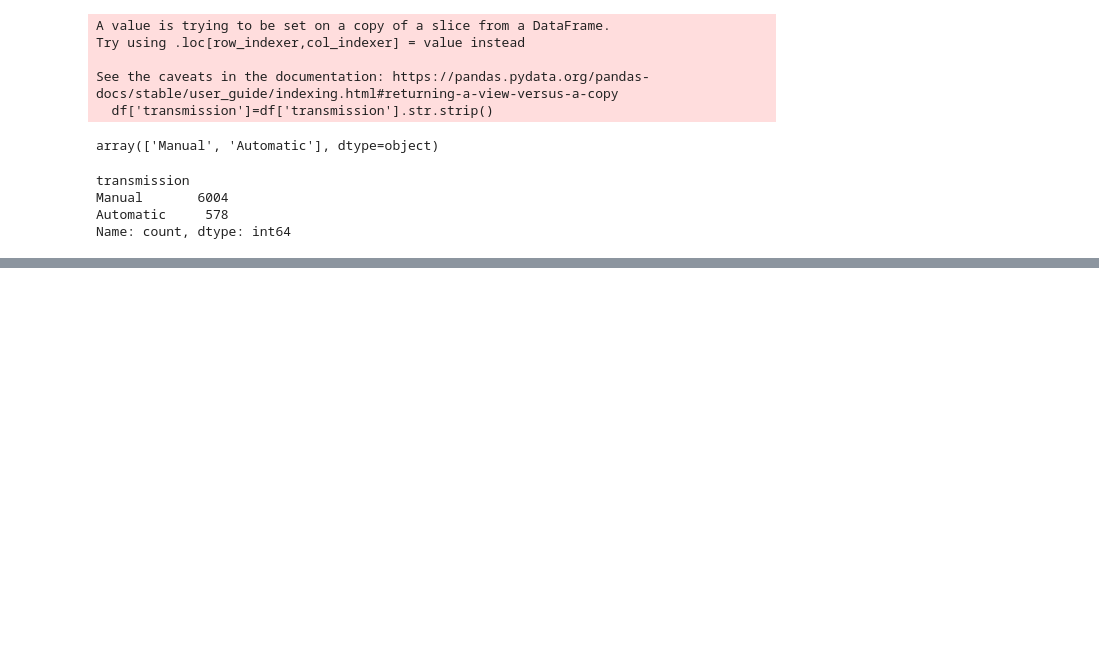
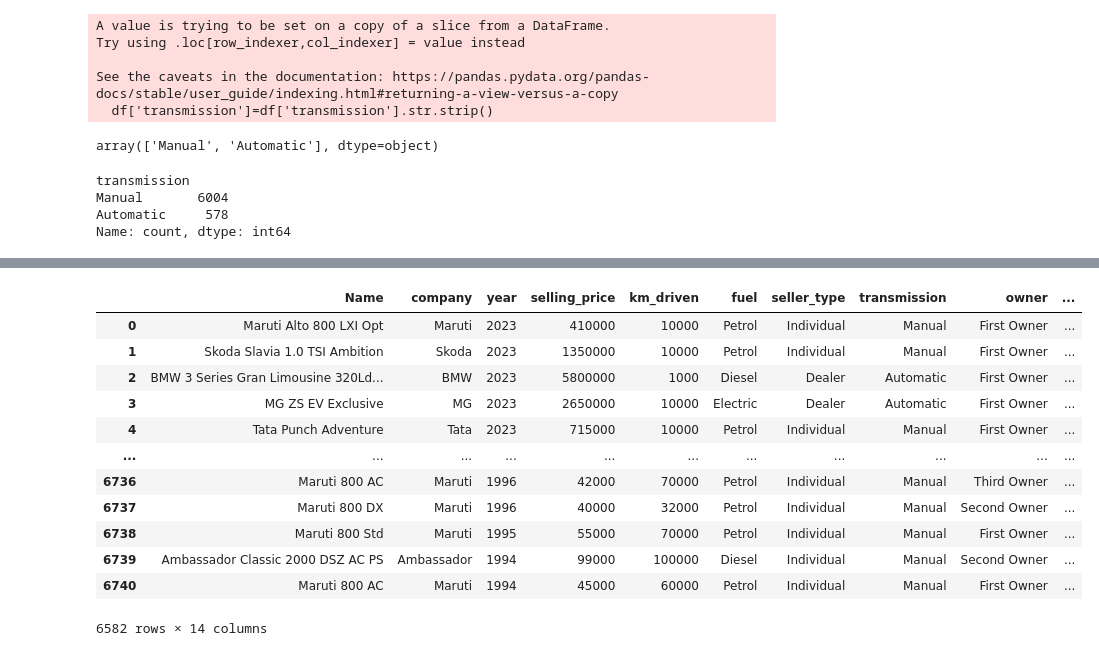
Before and after one commit to aruncb2/pandas, a Jupyter notebook: reading_files_to_df.ipynb, the cells around one changed output, grey strips where cells are left out. Drawn from its saved outputs; the diff is of its cells as text; code cells hidden in the pictures; blank space fills up the shorter version.

Commit message:
feature engineering

```diff
--- a/reading_files_to_df.ipynb
+++ b/reading_files_to_df.ipynb
@@ -403,5 +403,7 @@ See the caveats in the documentation: https://pandas.pydata.org/pandas-docs/stab
   df['mileage']=df['mileage'].astype(float)
 dtype('float64')
 # %%
-df['max_power']=df['max_power'].astype(float)
+df['max_power'].str.strip("bhp ")
+df['max_power']=df['max_power'].str.strip("bhp ")
+df['max_power'].astype(float)
 # %% [output]
@@ -491,3 +486,9 @@ transmission
 Manual       6004
 Automatic     578
 Name: count, dtype: int64
+# %%
+df['engine']=df['engine'].replace(" CC",'',regex=True)
+df['engine']=df['engine'].astype(float)
+# %%
+df['company']=df['Name'].apply(func=lambda x:x.strip().split()[0])
+df
@@ -493,0 +531,18 @@ Name: count, dtype: int64
+# %%
+df=df.iloc[:,[0,-1,1,2,3,4,5,6,7,8,9,10,11,12]]
+# %%
+df
+# %% [output]
+|  | Name | company | year | selling_price | km_driven | fuel | seller_type | transmission | owner | ... |
+| 0 | Maruti Alto 800 LXI Opt | Maruti | 2023 | 410000 | 10000 | Petrol | Individual | Manual | First Owner | ... |
+| 1 | Skoda Slavia 1.0 TSI Ambition | Skoda | 2023 | 1350000 | 10000 | Petrol | Individual | Manual | First Owner | ... |
+| 2 | BMW 3 Series Gran Limousine 320Ld... | BMW | 2023 | 5800000 | 1000 | Diesel | Dealer | Automatic | First Owner | ... |
+| 3 | MG ZS EV Exclusive | MG | 2023 | 2650000 | 10000 | Electric | Dealer | Automatic | First Owner | ... |
+| 4 | Tata Punch Adventure | Tata | 2023 | 715000 | 10000 | Petrol | Individual | Manual | First Owner | ... |
+| ... | ... | ... | ... | ... | ... | ... | ... | ... | ... | ... |
+| 6736 | Maruti 800 AC | Maruti | 1996 | 42000 | 70000 | Petrol | Individual | Manual | Third Owner | ... |
+| 6737 | Maruti 800 DX | Maruti | 1996 | 40000 | 32000 | Petrol | Individual | Manual | Second Owner | ... |
+| 6738 | Maruti 800 Std | Maruti | 1995 | 55000 | 70000 | Petrol | Individual | Manual | First Owner | ... |
+| 6739 | Ambassador Classic 2000 DSZ AC PS | Ambassador | 1994 | 99000 | 100000 | Diesel | Individual | Manual | Second Owner | ... |
+| 6740 | Maruti 800 AC | Maruti | 1994 | 45000 | 60000 | Petrol | Individual | Manual | First Owner | ... |
+6582 rows × 14 columns
```
Also changed, not shown: parts of 36 cells of this notebook.
